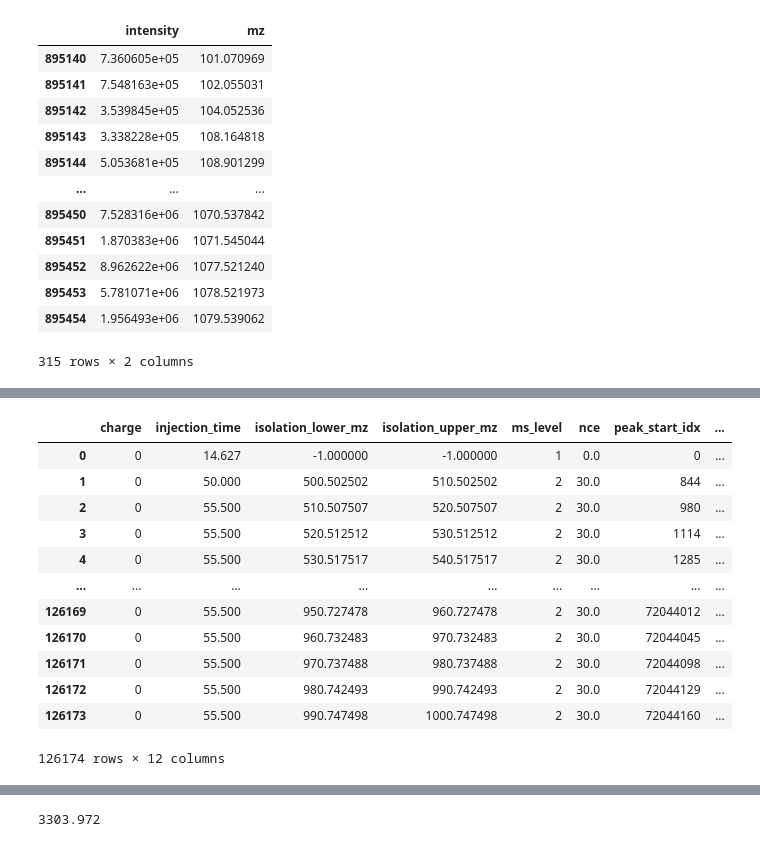
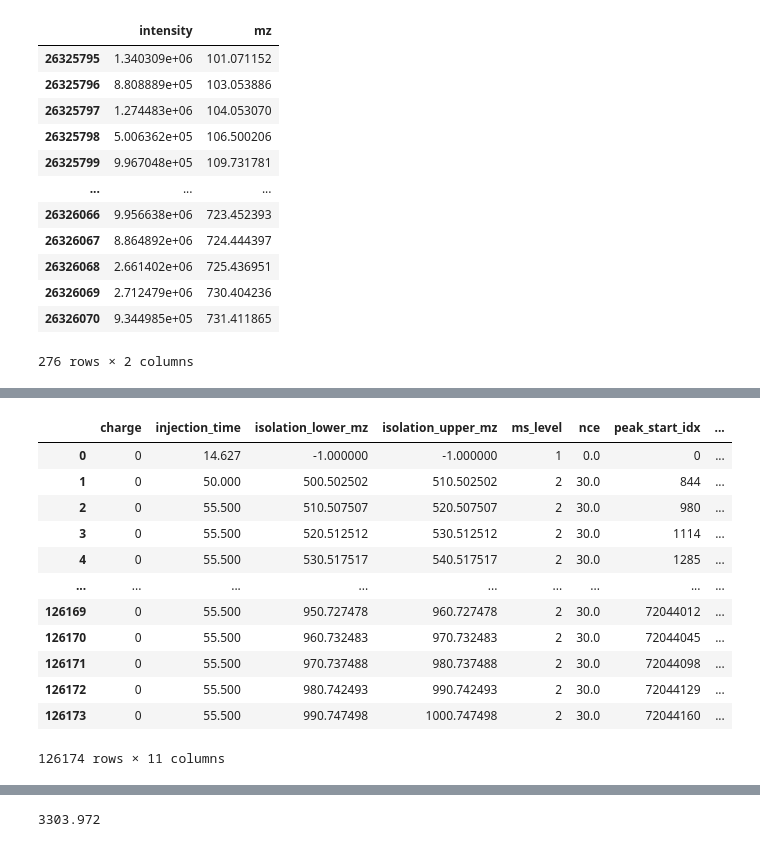
Before and after one commit to MannLabs/alpharaw, a Jupyter notebook: nbs/test_viz.ipynb, the cells around one changed output, grey strips where cells are left out. Saved outputs shown, nothing was run; the diff lists cells and outputs as text; code cells hidden in the pictures.

Commit message:
FIX XIC directly on raw data to overcome the limitations of alphatims

```diff
--- a/nbs/test_viz.ipynb
+++ b/nbs/test_viz.ipynb
@@ -12,5 +12,4 @@ raw = MSData_Base()
 raw.load_hdf(raw_file)
 spec_df = raw.spectrum_df
 peak_df = raw.peak_df
-spec_df["dia_group"] = spec_df.precursor_mz.astype(int)
-spec_df
+ms1_df = spec_df.query("ms_level==1")
@@ -159,6 +106,5 @@ D:\AlphaDeepData\MaxDIA\raw\20190914_HFX4_SeHu_HeLa-400ng_DIA-GradientTest_60min
 """)
 
 psm_df = DiannReader().load(diann_tsv)
-psm_df = psm_df.query(f"precursor_mz>={one_group_df.isolation_lower_mz.values[0]} and precursor_mz<={one_group_df.isolation_upper_mz.values[0]}")
 psm_df
 # %% [output]
@@ -395,24 +312,23 @@ fig = plot_psms(
 )
 # %%
 one_peak_df = get_peak_df_list(
-    ms2_data.spectrum_df, ms2_data.peak_df,
-    ms2_tims, psm_rt_sec, n=0
+    spec_df, peak_df, psm_rt_sec, psm_mz, n=1
 )[0]
 one_peak_df
 # %% [output]
 |  | intensity | mz |
-| 895140 | 7.360605e+05 | 101.070969 |
-| 895141 | 7.548163e+05 | 102.055031 |
-| 895142 | 3.539845e+05 | 104.052536 |
-| 895143 | 3.338228e+05 | 108.164818 |
-| 895144 | 5.053681e+05 | 108.901299 |
+| 26325795 | 1.340309e+06 | 101.071152 |
+| 26325796 | 8.808889e+05 | 103.053886 |
+| 26325797 | 1.274483e+06 | 104.053070 |
+| 26325798 | 5.006362e+05 | 106.500206 |
+| 26325799 | 9.967048e+05 | 109.731781 |
 | ... | ... | ... |
-| 895450 | 7.528316e+06 | 1070.537842 |
-| 895451 | 1.870383e+06 | 1071.545044 |
-| 895452 | 8.962622e+06 | 1077.521240 |
-| 895453 | 5.781071e+06 | 1078.521973 |
-| 895454 | 1.956493e+06 | 1079.539062 |
+| 26326066 | 9.956638e+06 | 723.452393 |
+| 26326067 | 8.864892e+06 | 724.444397 |
+| 26326068 | 2.661402e+06 | 725.436951 |
+| 26326069 | 2.712479e+06 | 730.404236 |
+| 26326070 | 9.344985e+05 | 731.411865 |
-315 rows × 2 columns
+276 rows × 2 columns
 # %%
 fig = plot_one_psm(
     one_peak_df, psm_seq, psm_mods, psm_sites, psm_charge,
@@ -468,7 +384,6 @@ phos_raw = MSData_Base(save_as_hdf=False)
 phos_raw.load_hdf(raw_file)
 phos_spec_df = phos_raw.spectrum_df
 phos_peak_df = phos_raw.peak_df
-phos_spec_df["dia_group"] = phos_spec_df.precursor_mz.astype(int)
 phos_spec_df
 # %% [output]
 |  | charge | injection_time | isolation_lower_mz | isolation_upper_mz | ms_level | nce | peak_start_idx | ... |
@@ -483,4 +398,4 @@ phos_spec_df
 | 126171 | 0 | 55.500 | 970.737488 | 980.737488 | 2 | 30.0 | 72044098 | ... |
 | 126172 | 0 | 55.500 | 980.742493 | 990.742493 | 2 | 30.0 | 72044129 | ... |
 | 126173 | 0 | 55.500 | 990.747498 | 1000.747498 | 2 | 30.0 | 72044160 | ... |
-126174 rows × 12 columns
+126174 rows × 11 columns
```
Also changed, not shown: parts of 26 cells of this notebook, 8 other files.
